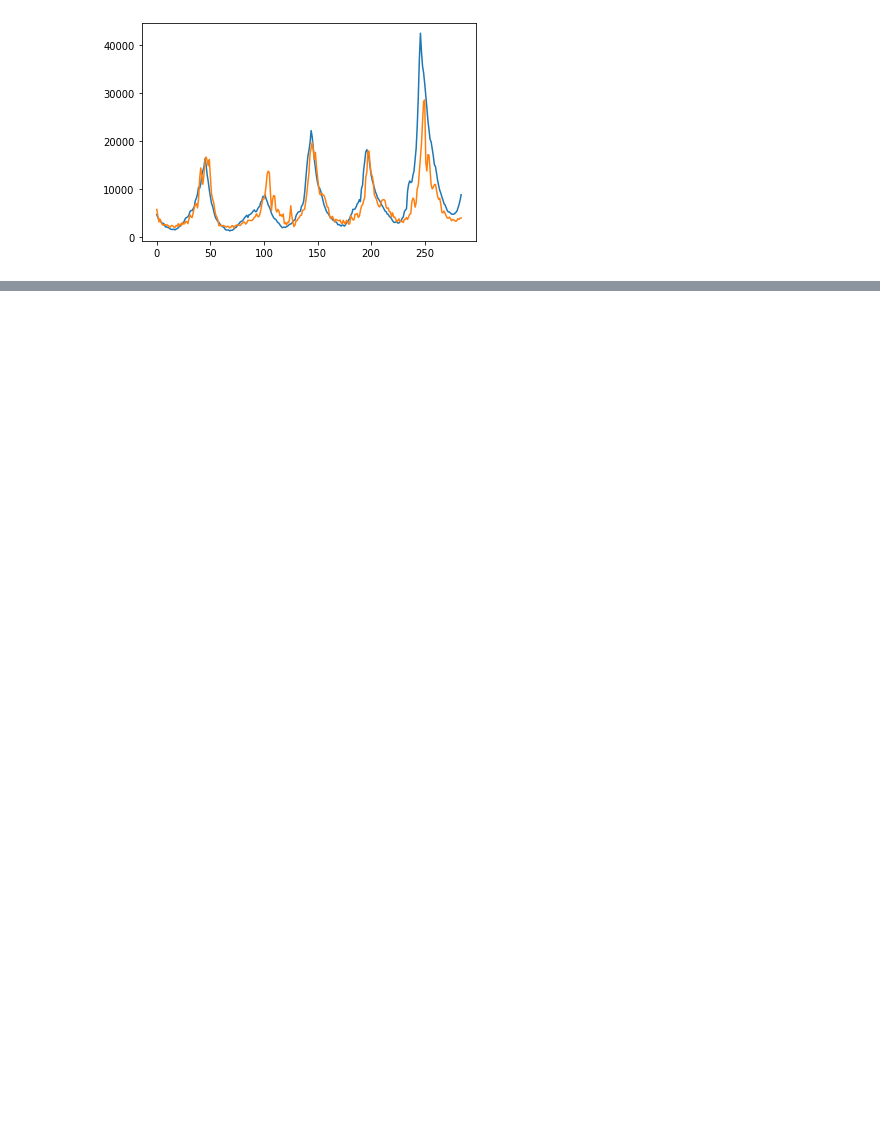
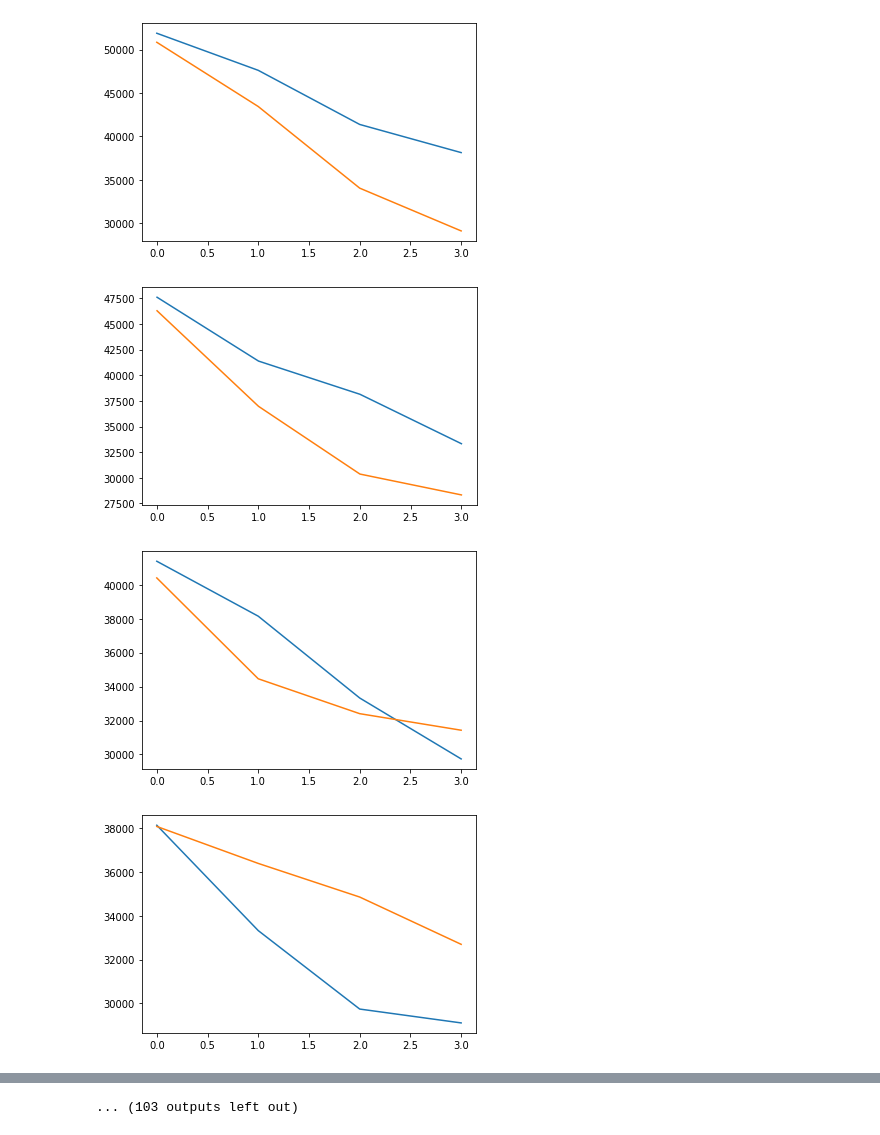
Before and after one commit to masonb13/NN_Forecasting, a Jupyter notebook: _RNNMulti.ipynb, the cells around one changed output, grey strips where cells are left out. Saved outputs shown, nothing was run; the diff lists cells and outputs as text; code cells hidden in the pictures; blank space fills up the shorter version.

Commit message:
changed data

```diff
--- a/_RNNMulti.ipynb
+++ b/_RNNMulti.ipynb
@@ -13,8 +13,8 @@ from torch.utils.data import Dataset
 class dataSetAll(Dataset):
     def __init__(self, yearLow, yearHigh,numFeat,numOut):
         #import data from CSV
-        self.df = pd.read_csv("data\FluViewPhase2Data\WHO_NREVSS_Combined_prior_to_2015_16.csv")
-        self.df = self.df[(yearLow <= self.df["YEAR"]) & (self.df["YEAR"] < yearHigh)][["TOTAL","PERCENT POSITIVE"]]
+        self.df = pd.read_csv("data\ILINet.csv")
+        self.df = self.df[(yearLow <= self.df["YEAR"]) & (self.df["YEAR"] < yearHigh)][["ILITOTAL","% WEIGHTED ILI","TOTAL PATIENTS"]]
 
         self.numFeat = numFeat #------------------------
         self.numOut = numOut
@@ -40,7 +40,7 @@ class dataSetAll(Dataset):
 numFeat = 10
 numOut = 4
 batchSize = 64
-train_data = dataSetAll(1900,2009,numFeat,numOut)
+train_data = dataSetAll(1900,2018,numFeat,numOut)
 print(train_data[0])
 train_dataloader = DataLoader(train_data, batch_size=batchSize,drop_last=False,shuffle=True)
 # %% [output]
@@ -60,9 +60,9 @@ train_dataloader = DataLoader(train_data, batch_size=batchSize,drop_last=False,s
 # %%
 # create our RNN based network with an RNN followed by a linear layer
-inputSize = 2
+inputSize = 3
 sequenceLength = numFeat
 numLayers = 1
-hiddenSize = 8
+hiddenSize = 32
 
 class RNN(nn.Module):
     def __init__(self,inputSize,hiddenSize,numLayers,numOut,sequenceLength,future=0):
@@ -72,15 +72,16 @@ class RNN(nn.Module):
         self.numLayers = numLayers
         self.numOut = numOut
         self.future = future
+        self.inputSize = inputSize
         # print(batchSize,sequenceLength,inputSize)
         # self.LSTM = nn.LSTM(inputSize,hiddenSize,numLayers,batch_first=True)
-        self.rnn = nn.RNNCell(inputSize,hiddenSize,nonlinearity='relu')
+        self.rnn = nn.RNNCell(inputSize,hiddenSize)
         # self.rnn2 = nn.RNNCell(1,hiddenSize,nonlinearity='tanh')
         self.fc = nn.Linear(hiddenSize,inputSize)
 
     def forward(self,x):
         nSamples = x.size(0)
-        outputs = torch.zeros([nSamples,4,2])
+        outputs = torch.zeros([nSamples,4,self.inputSize])
         h_1 = torch.zeros(nSamples, self.hiddenSize, dtype=torch.float32)
         h_2 = torch.zeros(nSamples, self.hiddenSize, dtype=torch.float32)
 
@@ -126,7 +127,7 @@ def train_loop(dataloader, model, loss_fn, optimizer,t):
             print(f"loss({t}): {loss:>7f}  [{current:>5d}/{size:>5d}]")
 # %%
 learning_rate = .001
-epochs = 200
+epochs = 400
 loss_fn = nn.MSELoss()
 optimizer = torch.optim.Adam(model.parameters(), lr=learning_rate)
 # print(list(model.parameters()))
@@ -160,48 +161,53 @@ loss(199): 0.000170  [    0/  568]
 Done!
 # %%
 def test_loop(model):
-    test_data = dataSetAll(2010,2100,numFeat,numOut)
-
+    test_data = dataSetAll(2018,2100,numFeat,numOut)
+    norm = test_data.getNorm()
     with torch.no_grad():
         for idx in range(len(test_data)):
             X = test_data[idx][0]
-            Y = test_data[idx][1]
+            Y = test_data[idx][1]*norm
             feat = X[None,:]
-            pred = model(feat)[0]
+            pred = model(feat)[0]*norm
+            pred = pred[:,0]
+            Y = Y[:,0]
             plt.plot(Y)
             plt.plot(pred)
 
             plt.show()
 
 
 def graph(model):
-    test_data = dataSetAll(2010,2100,numFeat,numOut)
+    test_data = dataSetAll(2018,2100,numFeat,numOut)
     norm = test_data.getNorm()
     with torch.no_grad():
         predY = []
         actY = []
         for idx in range(len(test_data)):
             X = test_data[idx][0]
             y = test_data[idx][1]*norm
             feat = X[None,:]
 
             pred = model(feat)[0]*norm
             future = 3
 
             # predY.append(pred[numFeat-1::][future])
             # actY.append(y[numFeat-1::][future])
             pred = pred[:,0]
             y = y[:,0]
             # print(pred.size())
             # print(float(pred[3]))
             predY.append(pred[future])
             actY.append(y[future])
 
         plt.plot(actY)
         plt.plot(predY)
         plt.show()
 
-graph(model)
-# test_loop(model)
+# graph(model)
+test_loop(model)
 # %% [output]
-[figure, old version]
+[figure, new version]
+[figure, added]
+[figure, added]
+[figure, added]
@@ -207,0 +222 @@ graph(model)
+... (103 outputs left out)
```
Also changed, not shown: parts of 3 cells of this notebook, 8 other files.
